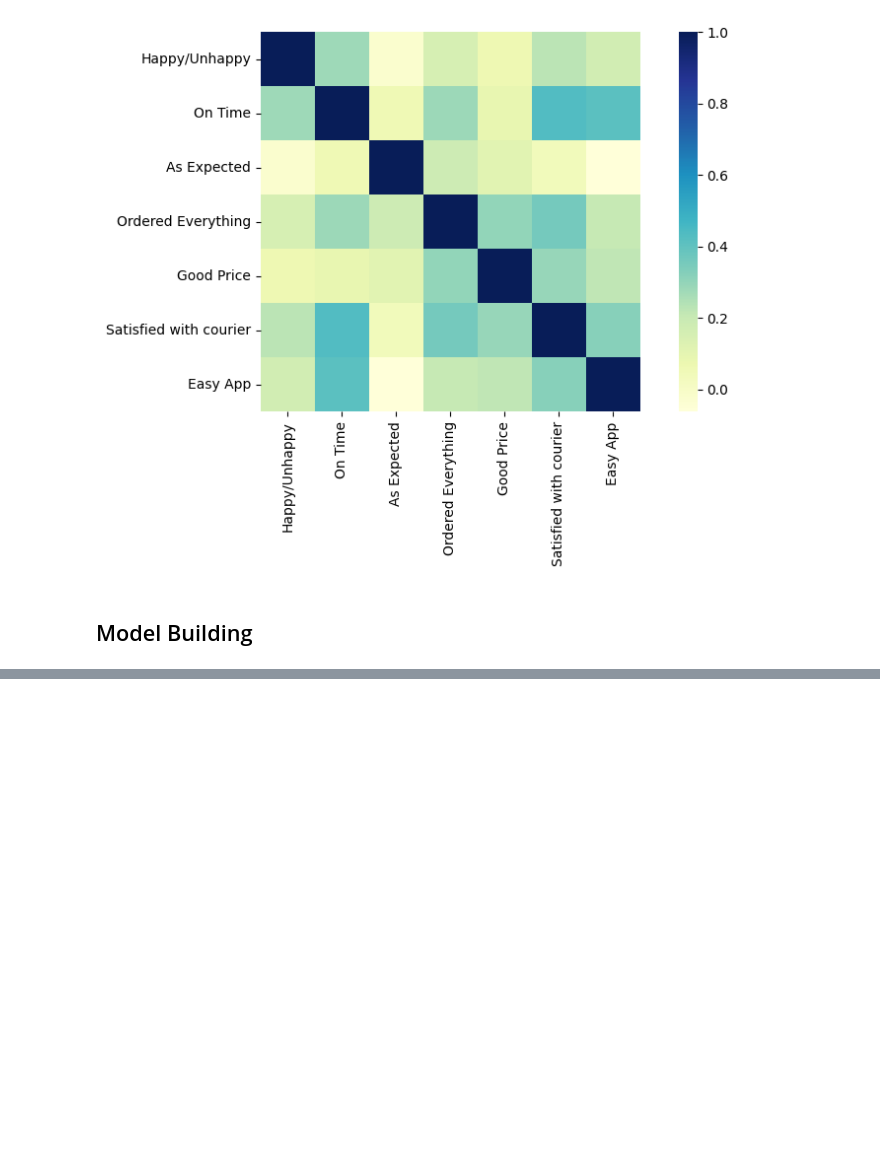
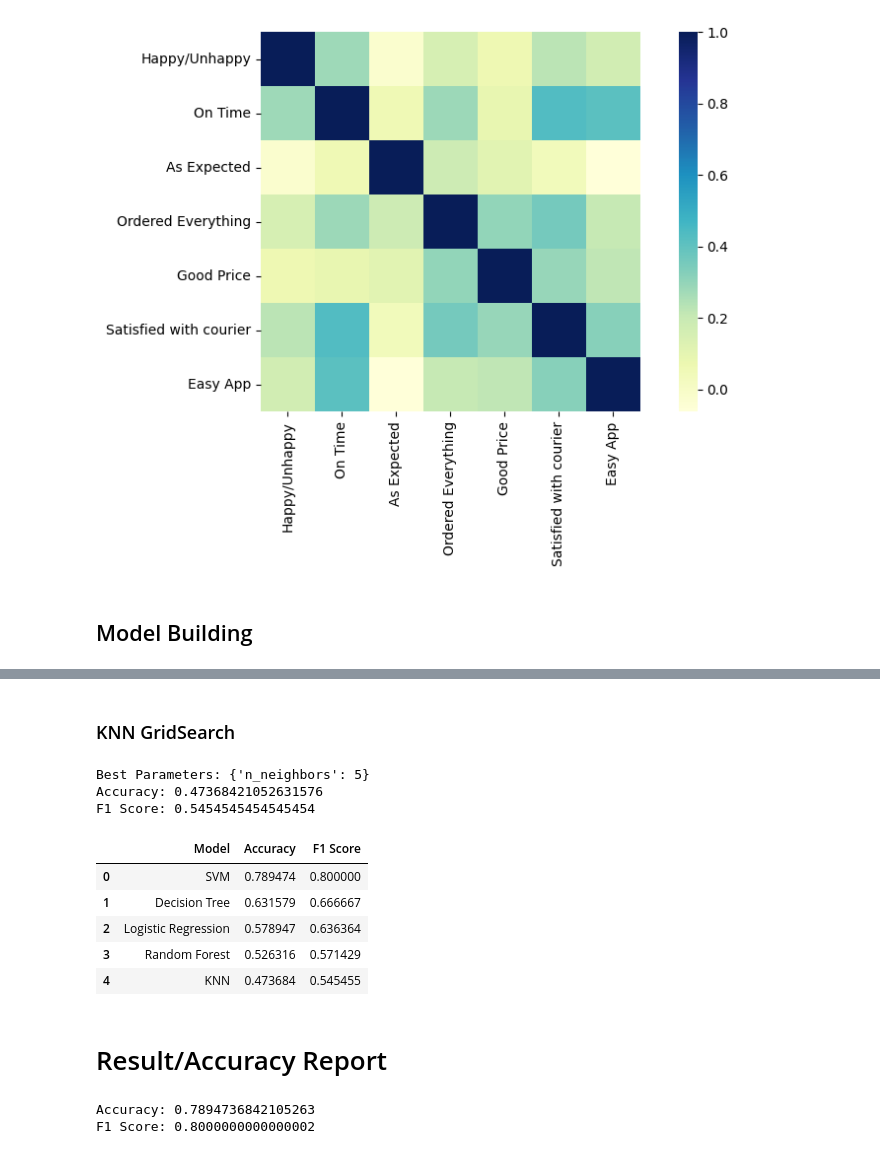
Before and after one commit to m-odeh/Happiness-Insight, a Jupyter notebook: happy customer feedback.ipynb, the cells around one changed output, grey strips where cells are left out. Drawn from its saved outputs; the diff is of its cells as text; code cells hidden in the pictures; blank space fills up the shorter version.

```diff
--- a/happy customer feedback.ipynb
+++ b/happy customer feedback.ipynb
@@ -233,0 +351,3 @@ Accuracy: 0.5789473684210527
+# %%
+# Data Frame to save the final accuracy and f1 score of each model
+final_score=pd.DataFrame(columns=['Model','Accuracy','F1 Score'])
@@ -233,0 +508,56 @@ Accuracy: 0.5789473684210527
+# %% [markdown]
+### KNN GridSearch
+# %%
+# Initialise the Scaler
+scaler = StandardScaler()
+
+# To scale data66
+scaled_x=scaler.fit_transform(x)
+
+X_train, X_test, y_train, y_test = train_test_split(scaled_x,y,test_size=0.15,random_state=0) # 70% training and 30% test
+# %%
+# Create a parameter grid to search over
+param_grid = {
+    'n_neighbors':np.arange(2,20)
+}
+
+# Create an KNN classifier
+clf = KNeighborsClassifier()
+
+
+# Create a GridSearchCV object with the classifier and parameter grid
+grid_search = GridSearchCV(clf, param_grid, cv=5, scoring='accuracy')
+
+# Fit the GridSearchCV to your data
+grid_search.fit(X_train, y_train)
+
+# Get the best parameters and best estimator from the grid search
+best_params = grid_search.best_params_
+best_estimator = grid_search.best_estimator_
+
+# Use the best estimator for predictions
+y_pred_grid = best_estimator.predict(X_test)
+
+Accuracy= metrics.accuracy_score(y_test, y_pred_grid)
+F1_score= metrics.f1_score(y_test, y_pred_grid)
+# Print the best parameters, accuracy, and F1 score
+print("Best Parameters:", best_params)
+print("Accuracy:", Accuracy)
+print("F1 Score:", F1_score)
+
+final_score.loc[4]= ['KNN',Accuracy, F1_score]
+# %% [output]
+Best Parameters: {'n_neighbors': 5}
+Accuracy: 0.47368421052631576
+F1 Score: 0.5454545454545454
+# %%
+final_score
+# %% [output]
+|  | Model | Accuracy | F1 Score |
+| 0 | SVM | 0.789474 | 0.800000 |
+| 1 | Decision Tree | 0.631579 | 0.666667 |
+| 2 | Logistic Regression | 0.578947 | 0.636364 |
+| 3 | Random Forest | 0.526316 | 0.571429 |
+| 4 | KNN | 0.473684 | 0.545455 |
+# %% [markdown]
+# Result/Accuracy Report
@@ -233,0 +569,10 @@ Accuracy: 0.5789473684210527
+# %%
+#Create a svm Classifier; best model
+clf = svm.SVC(kernel='linear',C = 1,gamma = 'scale' ,random_state=10) # Linear Kernel
+clf.fit(X_train, y_train)
+y_pred = clf.predict(X_test)
+print("Accuracy:",metrics.accuracy_score(y_test, y_pred))
+print("F1 Score:",metrics.f1_score(y_test, y_pred))
+# %% [output]
+Accuracy: 0.7894736842105263
+F1 Score: 0.8000000000000002
```
Also changed, not shown: parts of 48 cells of this notebook, 4 other files.
